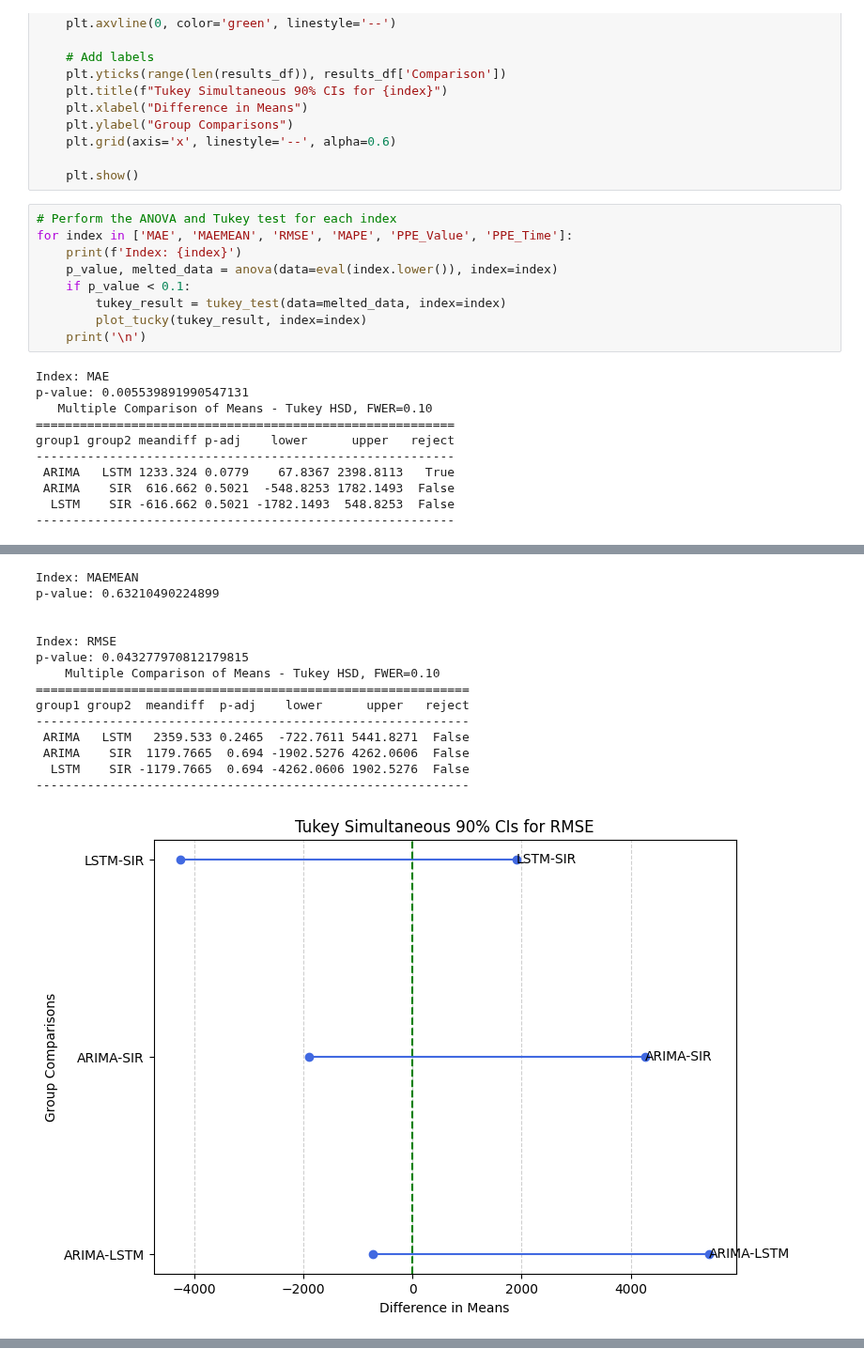
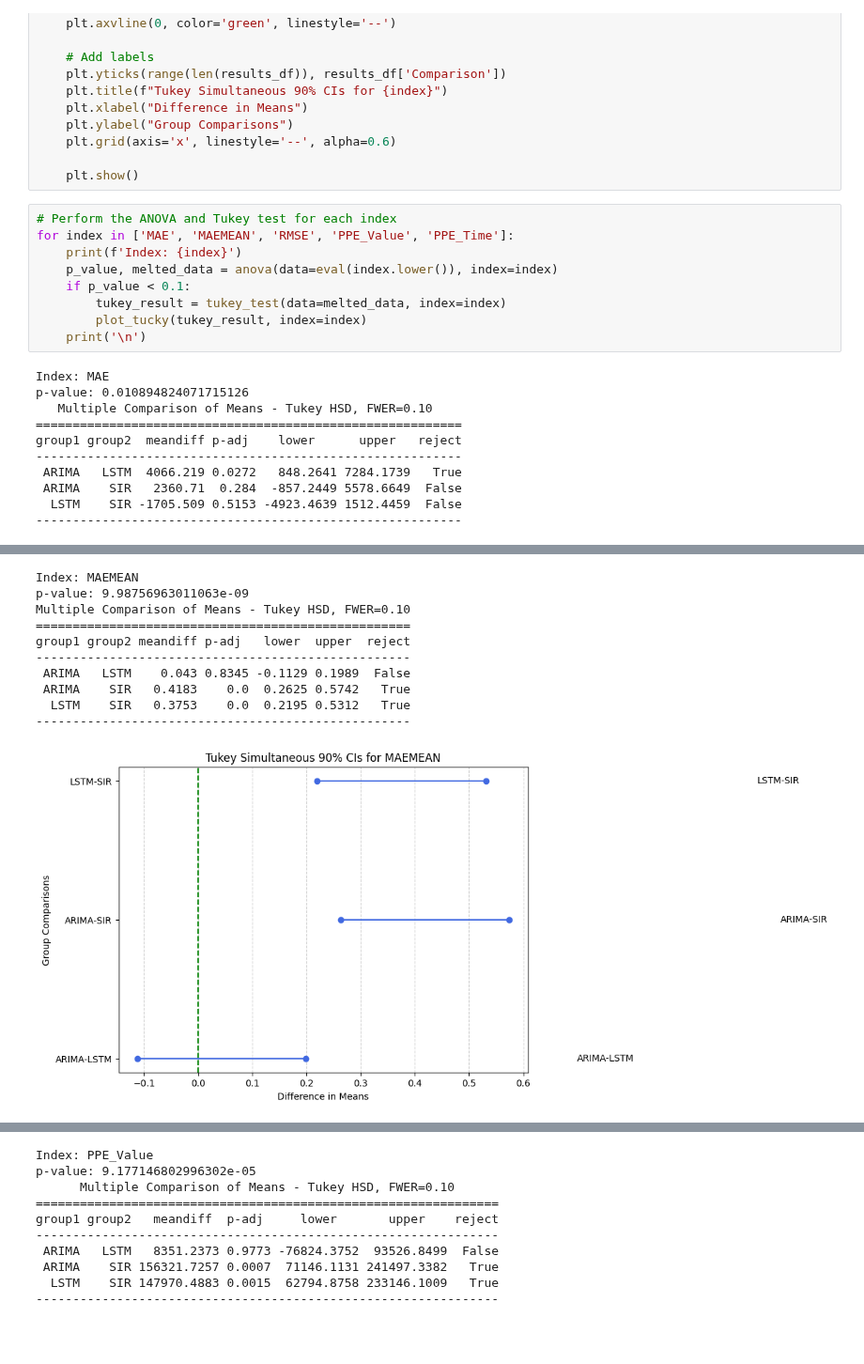
Before and after one commit to donydony228/COVID-19-Time-Series-Predict, a Jupyter notebook: anova.ipynb, the cells around one changed output, grey strips where cells are left out. Shown at 94% size. Cells and saved outputs as stored; diff of their text form; blank space fills up the shorter version.

```diff
--- a/anova.ipynb
+++ b/anova.ipynb
@@ -79,7 +79,7 @@ def plot_tucky(tukey_result, index: str):
     plt.show()
 # %%
 # Perform the ANOVA and Tukey test for each index
-for index in ['MAE', 'MAEMEAN', 'RMSE', 'MAPE', 'PPE_Value', 'PPE_Time']:
+for index in ['MAE', 'MAEMEAN', 'RMSE', 'PPE_Value', 'PPE_Time']:
     print(f'Index: {index}')
     p_value, melted_data = anova(data=eval(index.lower()), index=index)
     if p_value < 0.1:
@@ -88,12 +88,12 @@ for index in ['MAE', 'MAEMEAN', 'RMSE', 'MAPE', 'PPE_Value', 'PPE_Time']:
     print('\n')
 # %% [output]
 Index: MAE
-p-value: 0.005539891990547131
+p-value: 0.010894824071715126
    Multiple Comparison of Means - Tukey HSD, FWER=0.10
-=========================================================
-group1 group2 meandiff p-adj    lower      upper   reject
----------------------------------------------------------
- ARIMA   LSTM 1233.324 0.0779    67.8367 2398.8113   True
- ARIMA    SIR  616.662 0.5021  -548.8253 1782.1493  False
-  LSTM    SIR -616.662 0.5021 -1782.1493  548.8253  False
----------------------------------------------------------
+==========================================================
+group1 group2  meandiff p-adj    lower      upper   reject
+----------------------------------------------------------
+ ARIMA   LSTM  4066.219 0.0272   848.2641 7284.1739   True
+ ARIMA    SIR   2360.71  0.284  -857.2449 5578.6649  False
+  LSTM    SIR -1705.509 0.5153 -4923.4639 1512.4459  False
+----------------------------------------------------------
@@ -101,15 +101,11 @@ group1 group2 meandiff p-adj    lower      upper   reject
 Index: MAEMEAN
-p-value: 0.63210490224899
-
-
-Index: RMSE
-p-value: 0.043277970812179815
-    Multiple Comparison of Means - Tukey HSD, FWER=0.10
-===========================================================
-group1 group2  meandiff  p-adj    lower      upper   reject
------------------------------------------------------------
- ARIMA   LSTM   2359.533 0.2465  -722.7611 5441.8271  False
- ARIMA    SIR  1179.7665  0.694 -1902.5276 4262.0606  False
-  LSTM    SIR -1179.7665  0.694 -4262.0606 1902.5276  False
------------------------------------------------------------
+p-value: 9.98756963011063e-09
+Multiple Comparison of Means - Tukey HSD, FWER=0.10
+===================================================
+group1 group2 meandiff p-adj   lower  upper  reject
+---------------------------------------------------
+ ARIMA   LSTM    0.043 0.8345 -0.1129 0.1989  False
+ ARIMA    SIR   0.4183    0.0  0.2625 0.5742   True
+  LSTM    SIR   0.3753    0.0  0.2195 0.5312   True
+---------------------------------------------------
-[figure, old version]
+[figure, new version]
@@ -134,0 +123,10 @@ group1 group2 meandiff p-adj   lower    upper   reject
+Index: PPE_Value
+p-value: 9.177146802996302e-05
+      Multiple Comparison of Means - Tukey HSD, FWER=0.10
+===============================================================
+group1 group2   meandiff  p-adj     lower       upper    reject
+---------------------------------------------------------------
+ ARIMA   LSTM   8351.2373 0.9773 -76824.3752  93526.8499  False
+ ARIMA    SIR 156321.7257 0.0007  71146.1131 241497.3382   True
+  LSTM    SIR 147970.4883 0.0015  62794.8758 233146.1009   True
+---------------------------------------------------------------
```
Also changed, not shown: parts of 3 cells of this notebook, 4 other files.
